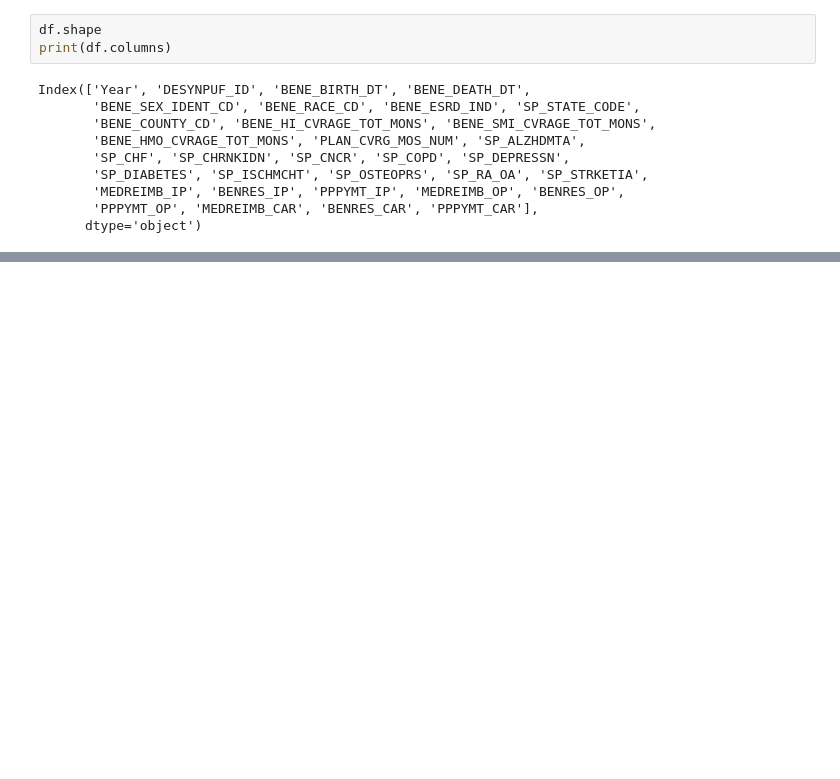
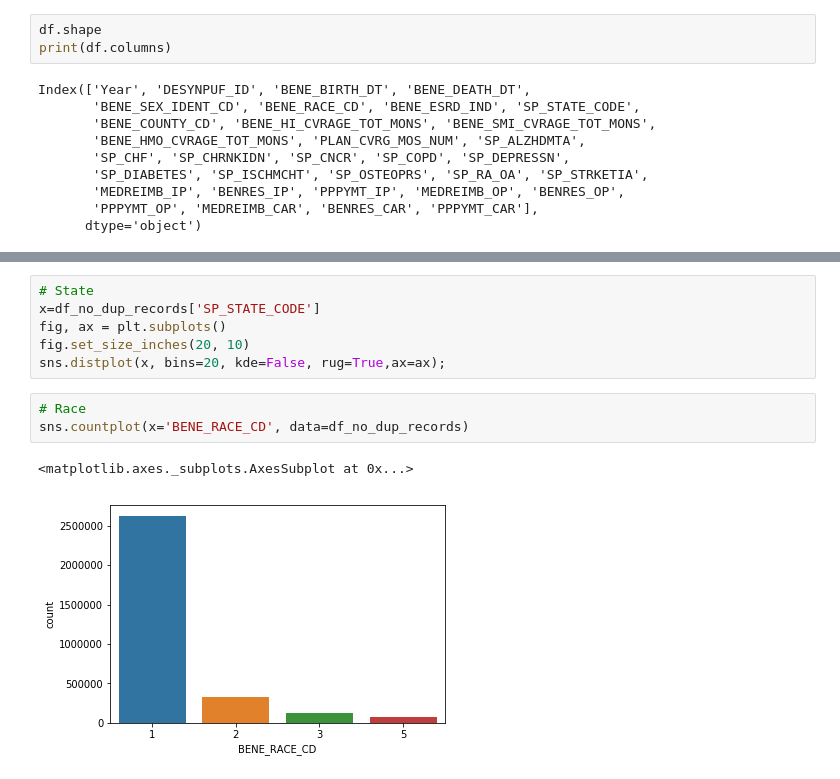
Before and after one commit to barbking/healthcare_analytics_medicare_DESynPUF_dataset, a Jupyter notebook: BarbKing-HW8-SEIS735.ipynb, the cells around one changed output, grey strips where cells are left out. Drawn from its saved outputs; the diff is of its cells as text; blank space fills up the shorter version.

```diff
--- a/BarbKing-HW8-SEIS735.ipynb
+++ b/BarbKing-HW8-SEIS735.ipynb
@@ -117,0 +247,12 @@ agg_df = df_no_duplicates.groupby('DESYNPUF_ID').filter(lambda x: len(x) > 1)
+# %%
+# State
+x=df_no_dup_records['SP_STATE_CODE']
+fig, ax = plt.subplots()
+fig.set_size_inches(20, 10)
+sns.distplot(x, bins=20, kde=False, rug=True,ax=ax);
+# %%
+# Race
+sns.countplot(x='BENE_RACE_CD', data=df_no_dup_records)
+# %% [output]
+<matplotlib.axes._subplots.AxesSubplot at 0x...>
+[figure, added]
```
Also changed, not shown: parts of 48 cells of this notebook.
